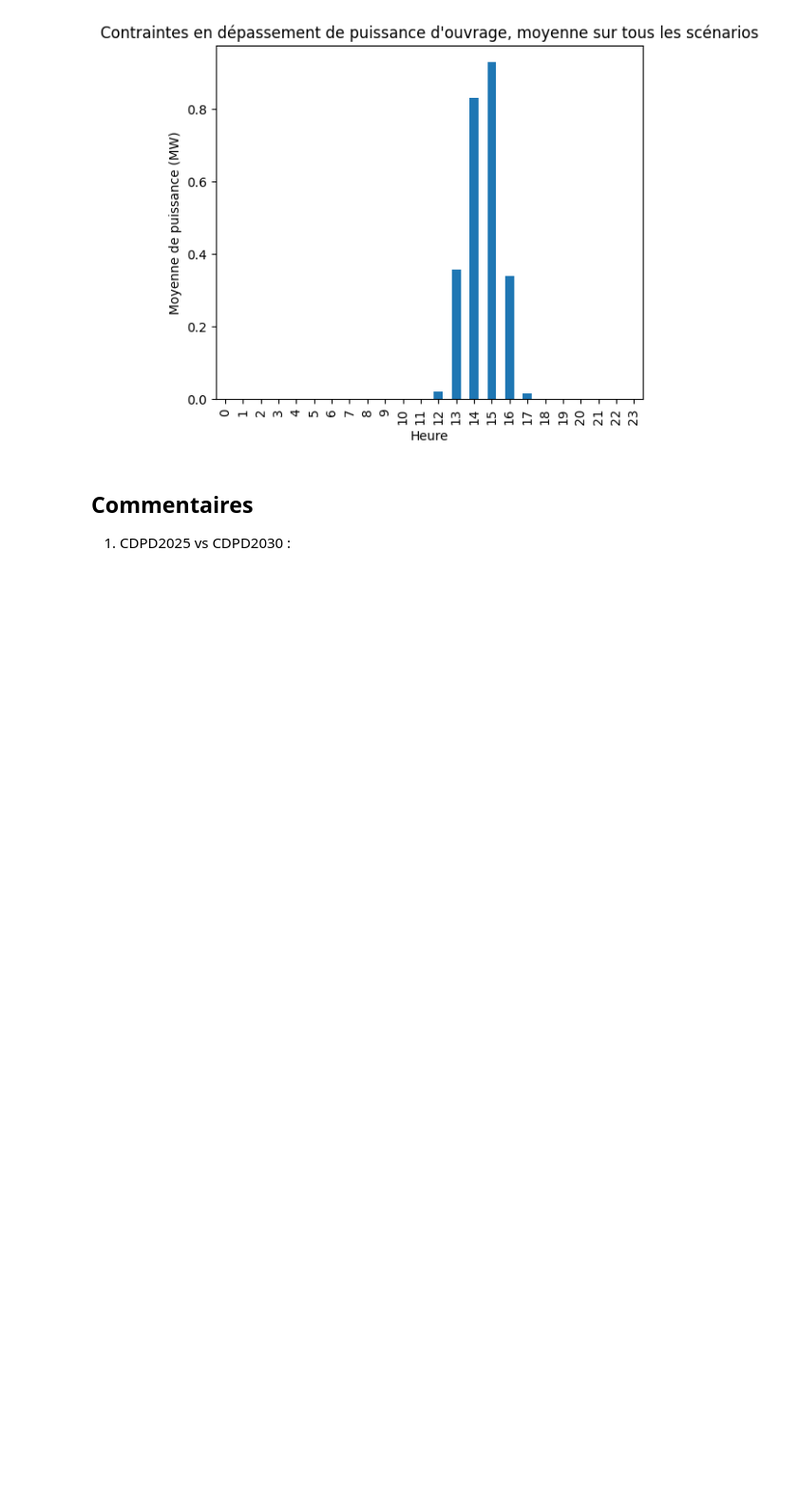
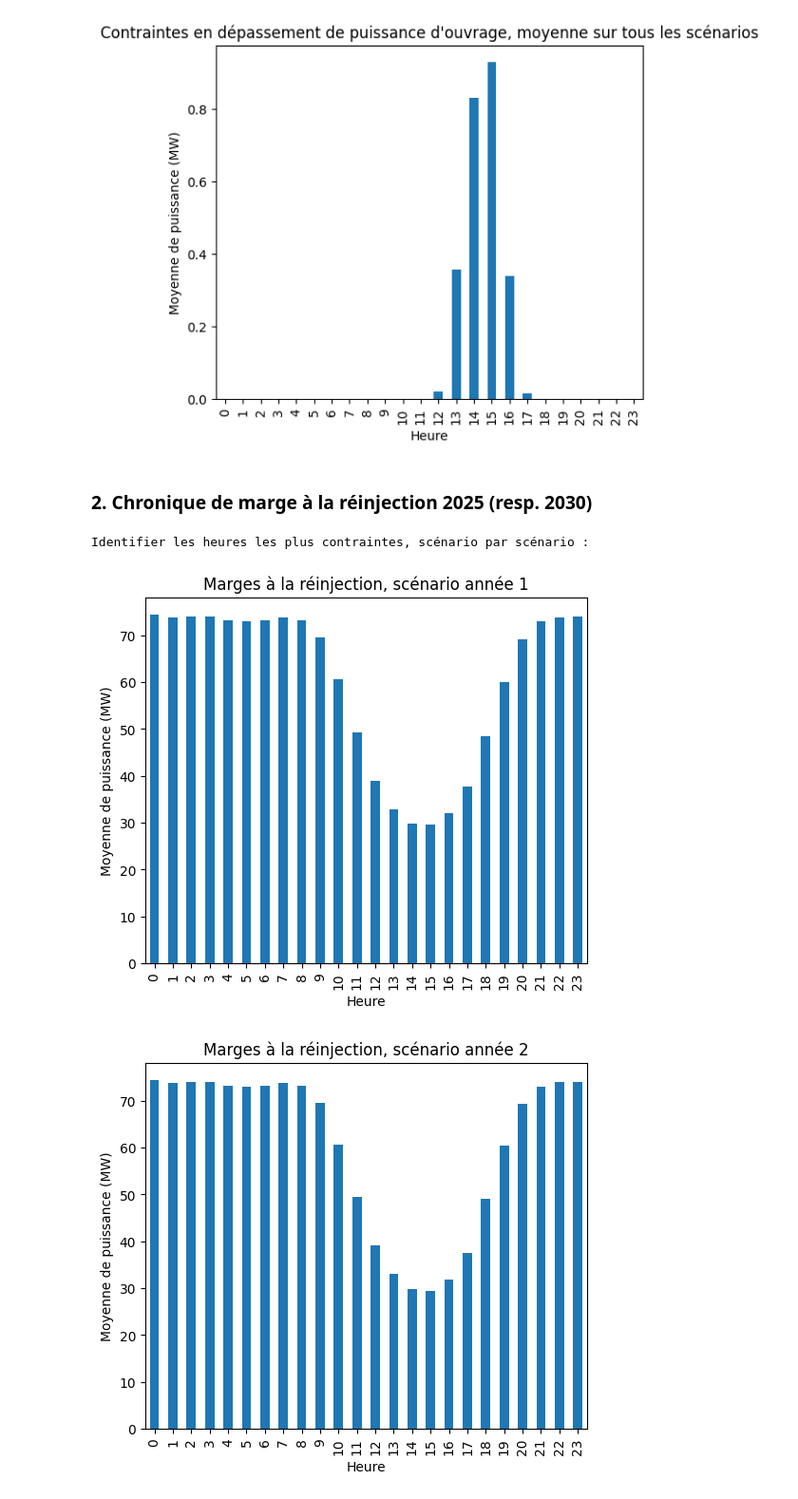
Before and after one commit to MattEclipse/congestion, a Jupyter notebook: notebooks/draft_congestion.ipynb, the cells around one changed output. Shown: that part at 95% size. Drawn from its saved outputs; the diff is of its cells as text; code cells hidden in the pictures; blank space fills up the shorter version.

```diff
--- a/notebooks/draft_congestion.ipynb
+++ b/notebooks/draft_congestion.ipynb
@@ -151,7 +151,25 @@ df.plot(kind='bar', title="Contraintes en dépassement de puissance d'ouvrage, m
 # %% [output]
 <Axes: title={'center': "Contraintes en dépassement de puissance d'ouvrage, moyenne sur tous les scénarios"}, xlabel='Heure', ylabel='Moyenne de puissance (MW)'>
 [figure]
-# %% [markdown]
-## Commentaires
-
-1. CDPD2025 vs CDPD2030 :
+# %% [markdown]
+
+### 2. Chronique de marge à la réinjection 2025 (resp. 2030)
+# %%
+list_name_scnenario = ['année 1', 'année 2', 'année 3', 'année 4',
+       'année 5', 'année 6', 'année 7', 'année 8', 'année 9', 'année 10',
+       'année 11']
+
+df1 = df_MI_P_P_30[list_name_scnenario]
+df2 = df_MI_P_P_30
+# %%
+print('Identifier les heures les plus contraintes, scénario par scénario :')
+
+for i,a in enumerate(list_name_scnenario):
+    df = df2[['heure',a]].groupby(['heure'])[a].mean()
+    plt.figure(i)
+    df.plot(kind='bar', title="Marges à la réinjection, scénario " + a, ylabel='Moyenne de puissance (MW)',
+         xlabel='Heure', figsize=(6, 5))
+# %% [output]
+Identifier les heures les plus contraintes, scénario par scénario :
+[figure, added]
+[figure, added]
```
Also changed, not shown: parts of 3 cells of this notebook.
